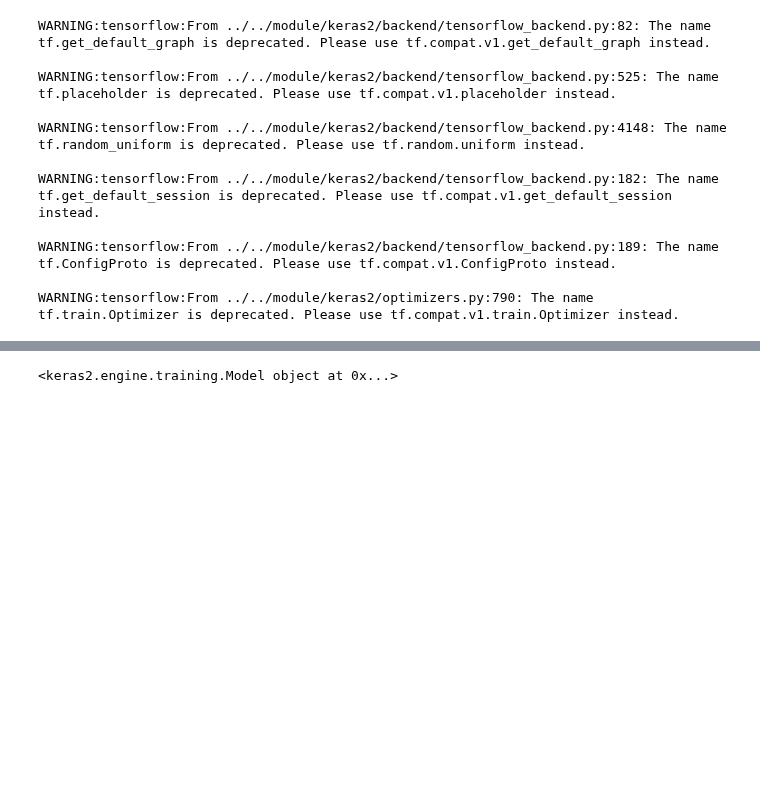
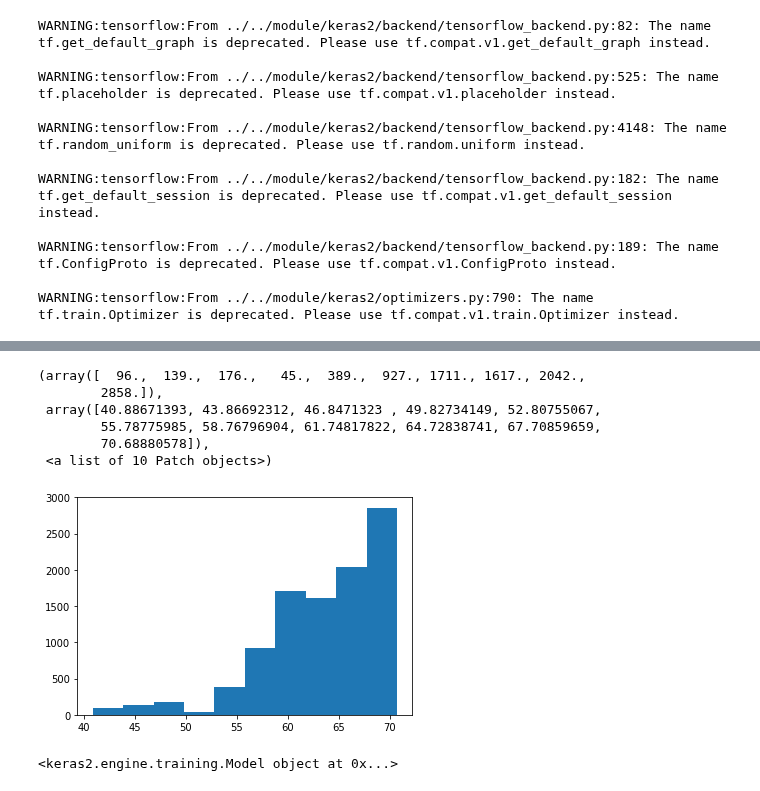
Before and after one commit to ibuki1024/eventDDPG, a Jupyter notebook: notebook/self_trigger/value_function.ipynb, the cells around one changed output, grey strips where cells are left out. Cells and saved outputs as stored; diff of their text form; code cells hidden in the pictures; blank space fills up the shorter version.

```diff
--- a/notebook/self_trigger/value_function.ipynb
+++ b/notebook/self_trigger/value_function.ipynb
@@ -168,3 +171,13 @@ ax1.pcolormesh(TH, THD, values.reshape((10,10)), cmap='seismic')
+# %%
+plt.hist(values)
+# %% [output]
+(array([  96.,  139.,  176.,   45.,  389.,  927., 1711., 1617., 2042.,
+        2858.]),
+ array([40.88671393, 43.86692312, 46.8471323 , 49.82734149, 52.80755067,
+        55.78775985, 58.76796904, 61.74817822, 64.72838741, 67.70859659,
+        70.68880578]),
+ <a list of 10 Patch objects>)
+[figure, added]
 # %%
 value_function = value_model((2,))
 value_function.compile(loss='mean_squared_error',optimizer='adam')
```
Also changed, not shown: parts of 3 cells of this notebook, 2 other files.
